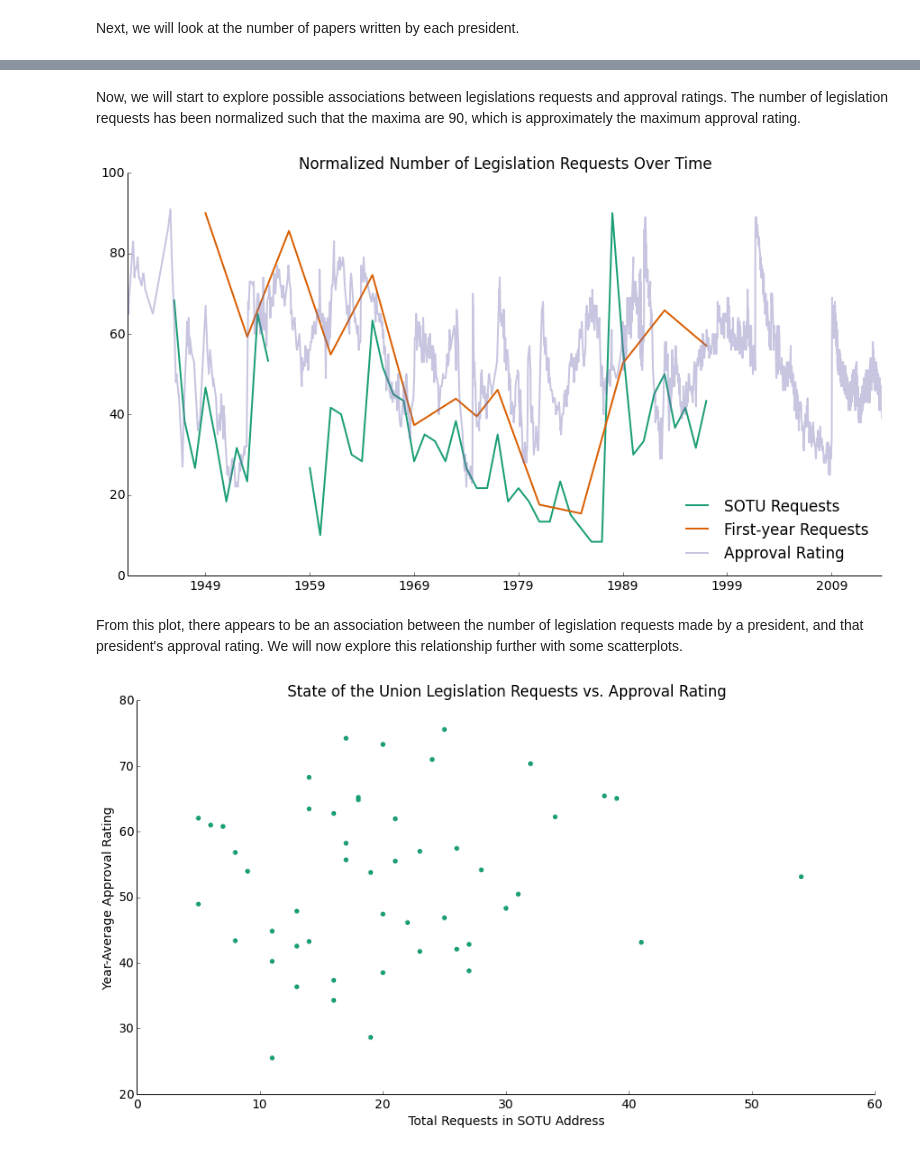
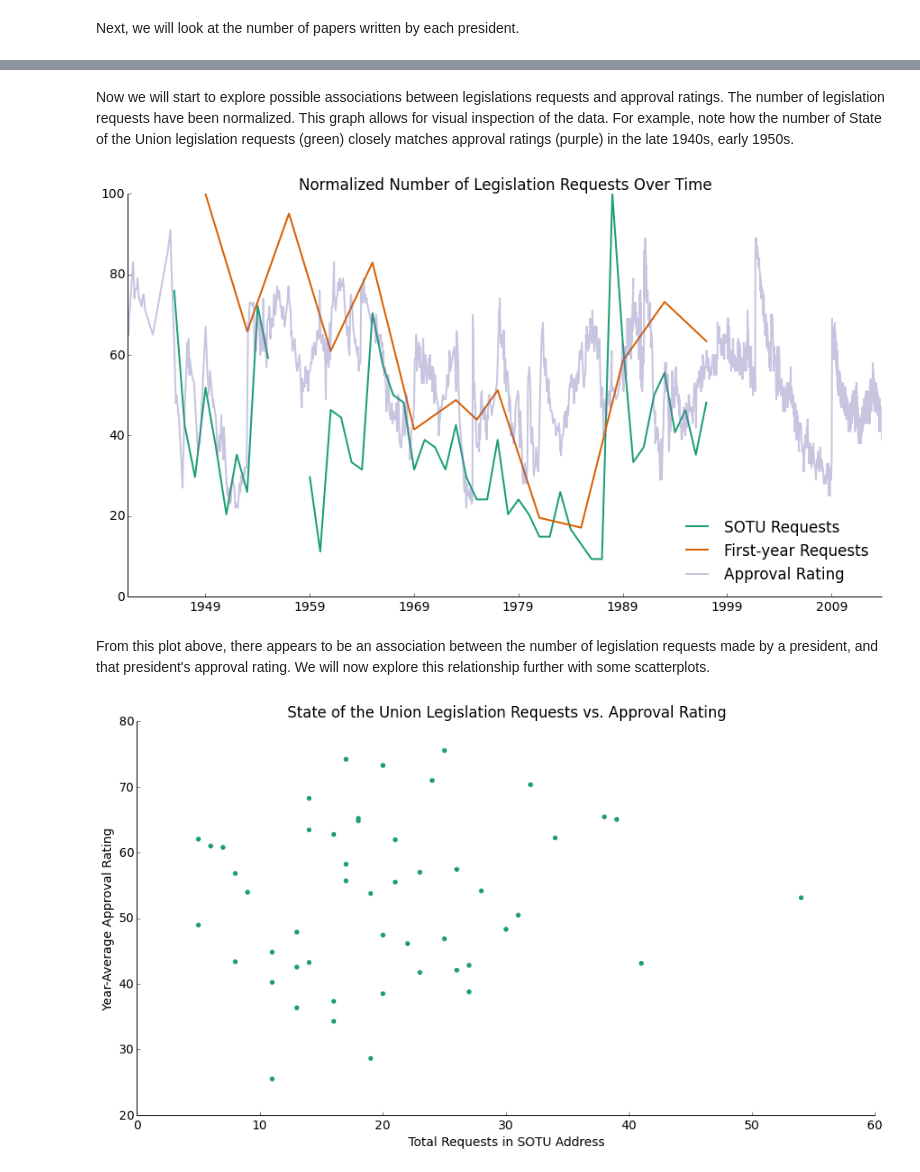
Before and after one commit to rlucioni/executive-evolution, a Jupyter notebook: matt_changes.ipynb, the cells around one changed output, grey strips where cells are left out. Saved outputs shown, nothing was run; the diff lists cells and outputs as text; code cells hidden in the pictures.

```diff
--- a/matt_changes.ipynb
+++ b/matt_changes.ipynb
@@ -2307,18 +2337,18 @@ hbar("Papers to Congress", zip(num_papers_dict.keys() , num_papers_dict.values()
 SOTU_requests['date'] = [dt.datetime.strptime(str(x),'%Y') for x in SOTU_requests.year]
 first_year_requests['date'] = [dt.datetime.strptime(str(x),'%Y') for x in first_year_requests.year]
 # %% [markdown]
-Now, we will start to explore possible associations between legislations requests and approval ratings. The number of legislation requests has been normalized such that the maxima are 90, which is approximately the maximum approval rating.
+Now we will start to explore possible associations between legislations requests and approval ratings. The number of legislation requests have been normalized. This graph allows for visual inspection of the data. For example, note how the number of State of the Union legislation requests (green) closely matches approval ratings (purple) in the late 1940s, early 1950s.
 # %%
-plt.plot(list(SOTU_requests.date), list(SOTU_requests.total_requests*90./max(SOTU_requests.total_requests)), label="SOTU Requests")
-plt.plot(list(first_year_requests.date), list(first_year_requests.total*90./max(first_year_requests.total)), label="First-year Requests")
+plt.plot(list(SOTU_requests.date), list(SOTU_requests.total_requests*100./max(SOTU_requests.total_requests)), label="SOTU Requests")
+plt.plot(list(first_year_requests.date), list(first_year_requests.total*100./max(first_year_requests.total)), label="First-year Requests")
 plt.plot(list(gallup.poll_begin), list(gallup.rating_approve), label="Approval Rating", alpha=0.4)
 plt.title("Normalized Number of Legislation Requests Over Time")
 remove_border()
 plt.legend(loc=4, frameon=False);
 # %% [output]
-[figure, old version]
+[figure, new version]
 # %% [markdown]
-From this plot, there appears to be an association between the number of legislation requests made by a president, and that president's approval rating. We will now explore this relationship further with some scatterplots.
+From this plot above, there appears to be an association between the number of legislation requests made by a president, and that president's approval rating. We will now explore this relationship further with some scatterplots.
 # %%
 plotdf = gallup[['poll_begin', 'rating_approve']]
 plotdf['year'] = [x.year for x in plotdf.poll_begin]
```
Also changed, not shown: parts of 35 cells of this notebook, 1 other file.
